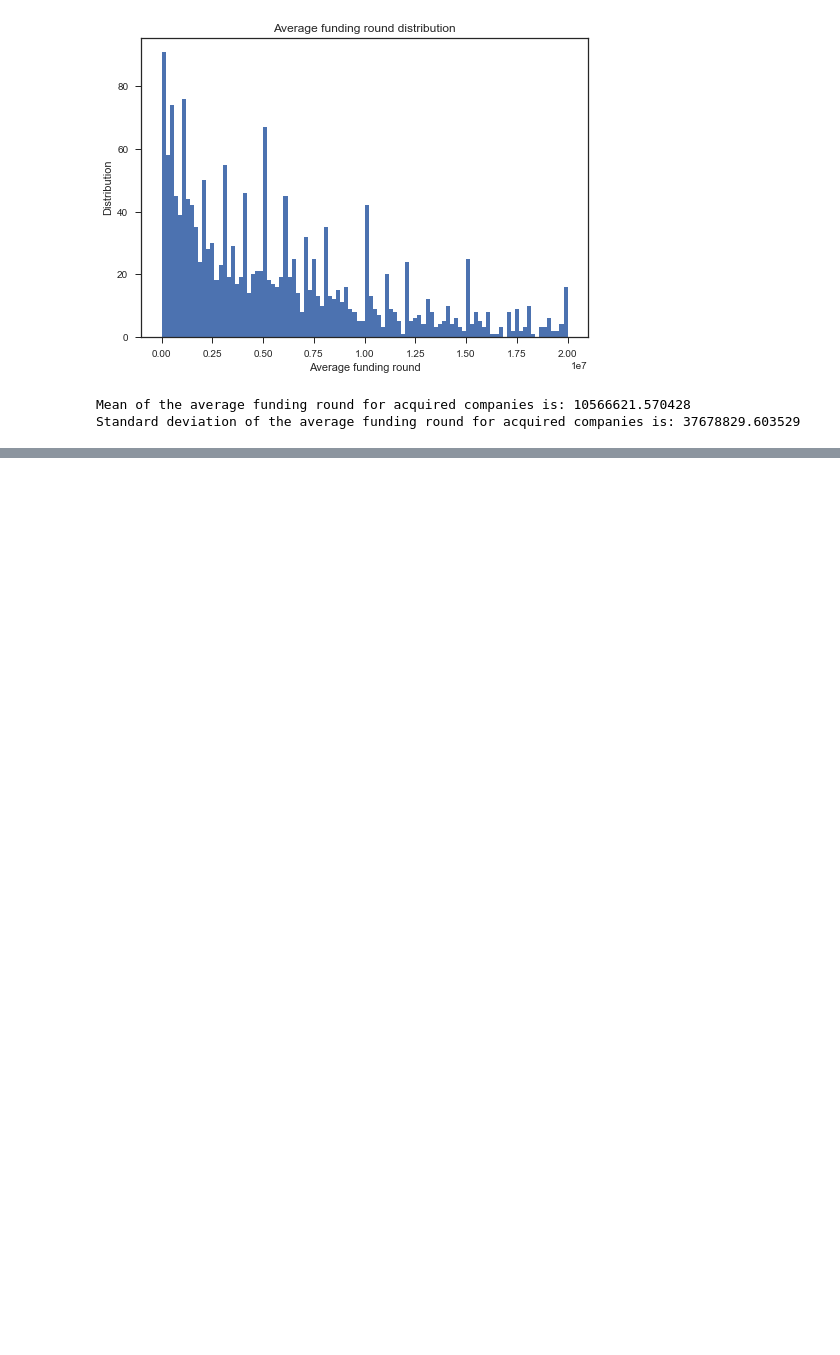
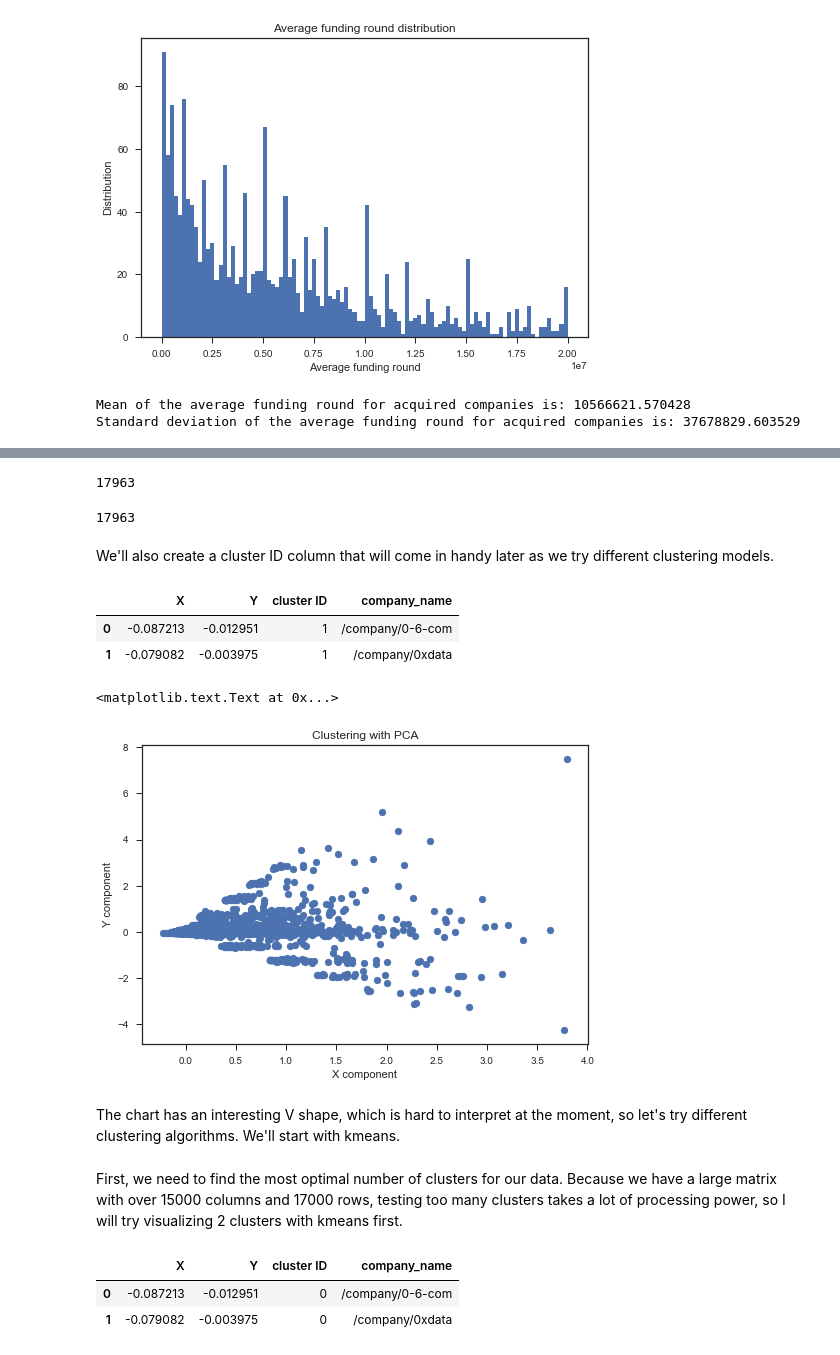
Before and after one commit to LVdatahub/Capstone-project----DS-Intensive-Springboard, a Jupyter notebook: Data story.ipynb, the cells around one changed output, grey strips where cells are left out. Drawn from its saved outputs; the diff is of its cells as text; code cells hidden in the pictures; blank space fills up the shorter version.

Commit message:
Added clustering and started machine learning

```diff
--- a/Data story.ipynb
+++ b/Data story.ipynb
@@ -809,0 +895,38 @@ So on average, each funding round for acquired companies was around USD 10.5m, w
+# %%
+import sklearn
+from sklearn.decomposition import PCA
+clusterer = PCA(n_components = 2)
+# %%
+X_new = clusterer.fit_transform(x_cols)
+# %%
+companies_name = companies_vs_investments.index
+len(companies_name)
+# %% [output]
+17963
+# %%
+len(X_new)
+# %% [output]
+17963
+# %% [markdown]
+We'll also create a cluster ID column that will come in handy later as we try different clustering models.
+# %%
+df_PCA = pd.DataFrame({'company_name': companies_name,'X': X_new[:,0], 'Y': X_new[:,1], 'cluster ID': 1})
+df_PCA.head(2)
+# %% [output]
+|  | X | Y | cluster ID | company_name |
+| 0 | -0.087213 | -0.012951 | 1 | /company/0-6-com |
+| 1 | -0.079082 | -0.003975 | 1 | /company/0xdata |
+# %%
+fig, ax = plt.subplots()
+
+ax.scatter(df_PCA.X, df_PCA.Y)
+plt.xlabel("X component")
+plt.ylabel("Y component")
+plt.title("Clustering with PCA")
+# %% [output]
+<matplotlib.text.Text at 0x...>
+[figure, added]
+# %% [markdown]
+The chart has an interesting V shape, which is hard to interpret at the moment, so let's try different clustering algorithms. We'll start with kmeans.
+# %% [markdown]
+First, we need to find the most optimal number of clusters for our data. Because we have a large matrix with over 15000 columns and 17000 rows, testing too many clusters takes a lot of processing power, so I will try visualizing 2 clusters with kmeans first.
@@ -809,0 +938,7 @@ So on average, each funding round for acquired companies was around USD 10.5m, w
+# %%
+df_PCA = pd.DataFrame({'company_name': companies_name,'X': X_new[:,0], 'Y': X_new[:,1], 'cluster ID': array_labels})
+df_PCA.head(2)
+# %% [output]
+|  | X | Y | cluster ID | company_name |
+| 0 | -0.087213 | -0.012951 | 0 | /company/0-6-com |
+| 1 | -0.079082 | -0.003975 | 0 | /company/0xdata |
```
Also changed, not shown: parts of 70 cells of this notebook.
